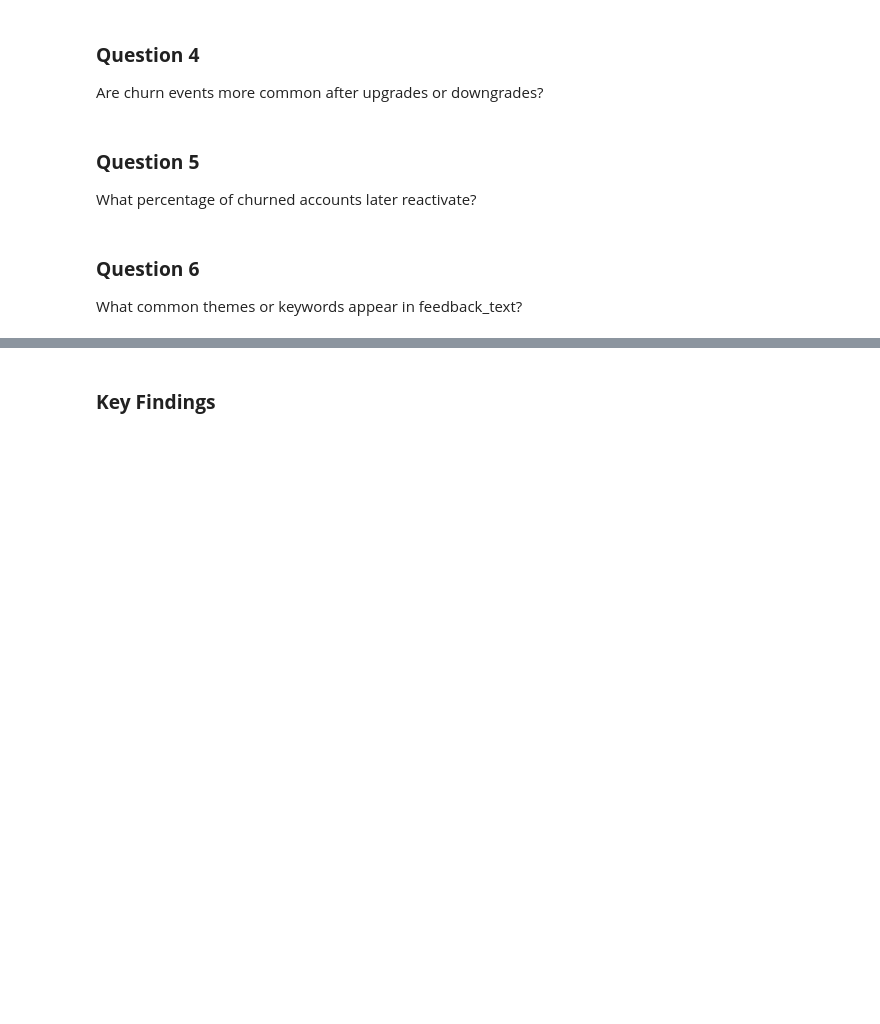
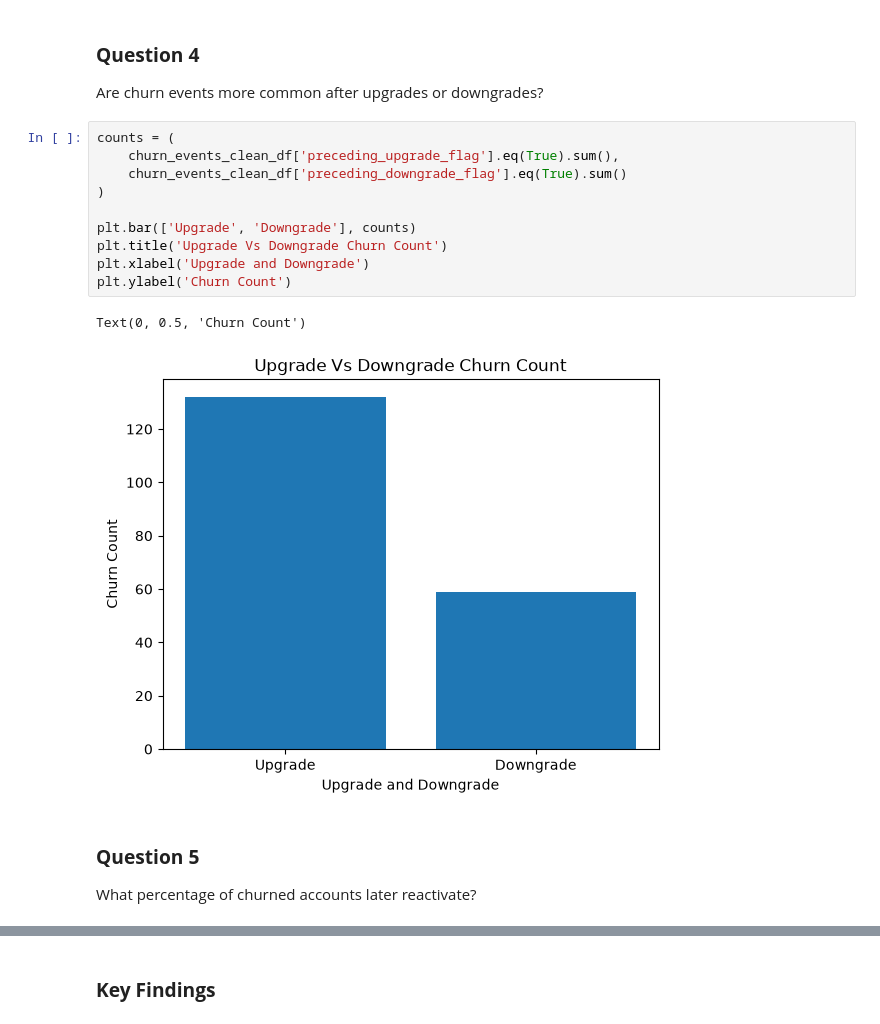
Before and after one commit to UjjwalKarkeyy/Falconstack_SaaS_Growth_Retention, a Jupyter notebook: ETL/etl2_eda.ipynb, the cells around one changed output, grey strips where cells are left out. Saved outputs shown, nothing was run; the diff lists cells and outputs as text; blank space fills up the shorter version.

```diff
--- a/ETL/etl2_eda.ipynb
+++ b/ETL/etl2_eda.ipynb
@@ -662,9 +740,19 @@ What is the average refund amount by reason_code?
 # %% [markdown]
 ### **Question 4**
 Are churn events more common after upgrades or downgrades?
+# %%
+counts = (
+    churn_events_clean_df['preceding_upgrade_flag'].eq(True).sum(),
+    churn_events_clean_df['preceding_downgrade_flag'].eq(True).sum()
+)
+
+plt.bar(['Upgrade', 'Downgrade'], counts)
+plt.title('Upgrade Vs Downgrade Churn Count')
+plt.xlabel('Upgrade and Downgrade')
+plt.ylabel('Churn Count')
+# %% [output]
+Text(0, 0.5, 'Churn Count')
+[figure, added]
 # %% [markdown]
 ### **Question 5**
 What percentage of churned accounts later reactivate?
-# %% [markdown]
-### **Question 6**
-What common themes or keywords appear in feedback_text?
```
Also changed, not shown: parts of 11 cells of this notebook.
